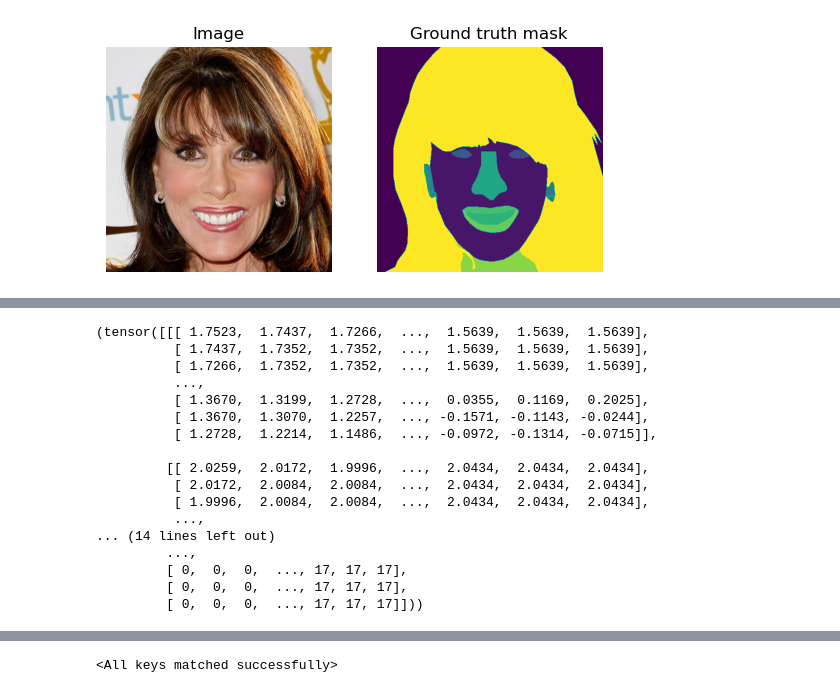
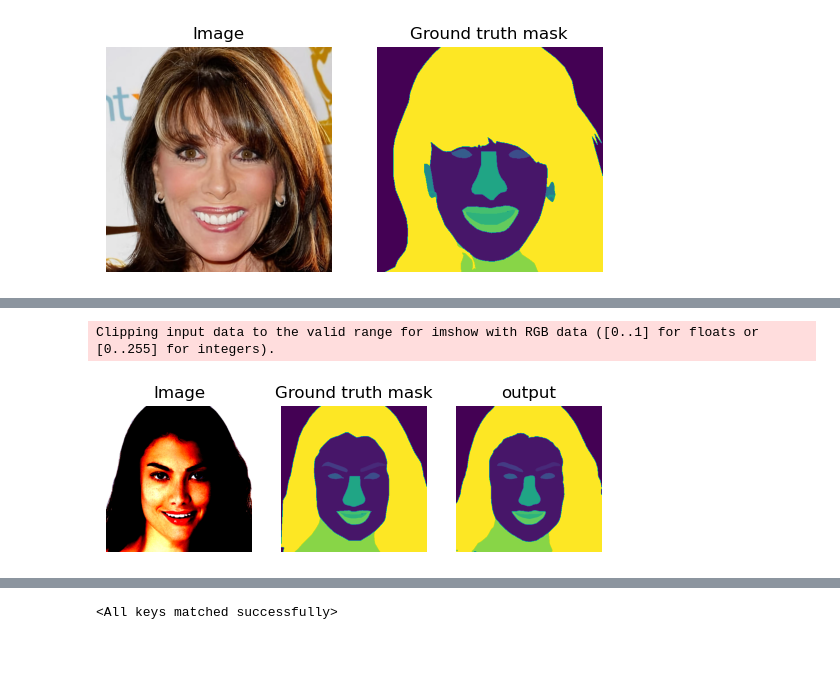
Before and after one commit to LoneWayfarer/DL_course, a Jupyter notebook: HW2/hw2.ipynb, the cells around one changed output, grey strips where cells are left out. Drawn from its saved outputs; the diff is of its cells as text; code cells hidden in the pictures; blank space fills up the shorter version.

Commit message:
Checkpoints and other

```diff
--- a/HW2/hw2.ipynb
+++ b/HW2/hw2.ipynb
@@ -80,18 +83,18 @@ def draw_mask_image(image,ground_truth_mask=None,res_mask=None):
     for_plot = [image,ground_truth_mask,res_mask]
     fig = plt.figure()
 
-    if  (res_mask or ground_truth_mask) is None :
+    if  (res_mask is None) and (ground_truth_mask is None):
         plt.imshow(for_plot[0])
         plt.axis('off')
         plt.title(titles[0])
-    elif res_mask == None:
+    elif res_mask is None:
         cols = 2
         for i in range(cols):
             plt.subplot(1,cols,i+1)
             plt.axis('off')
             plt.imshow(for_plot[i])
             plt.title(titles[i])
-    elif ground_truth_mask == None:
+    elif ground_truth_mask is None:
         plt.subplot(1,2,1)
         plt.axis('off')
         plt.imshow(for_plot[0])
@@ -101,6 +104,14 @@ def draw_mask_image(image,ground_truth_mask=None,res_mask=None):
         plt.axis('off')
         plt.imshow(for_plot[2])
         plt.title(titles[2])
+    else:
+        cols = 3
+        for i in range(cols):
+            plt.subplot(1,cols,i+1)
+            plt.axis('off')
+            plt.imshow(for_plot[i])
+            plt.title(titles[i])
+    plt.show()
 # %%
 mask = np.array(Image.open('./CelebAMask-HQ/full_masks/29999.png'))
 im = np.array(Image.open('./CelebAMask-HQ/CelebA-HQ-img/29999.jpg',))
@@ -345,12 +356,16 @@ def predict(model,test_dataset,params,criterion):
         out = model(images)
         loss = criterion(out,masks)
         scores_on_pred['loss'].append(loss.item())
-        scores_on_pred['avg_dice'].append(np.nanmean(Dice(out,masks)))
-        scores_on_pred['avg_iou'].append(np.nanmean(IoU(out,masks)))
         avg_dice_score = np.vstack([avg_dice_score, Dice(out,masks)])
         avg_iou_score = np.vstack([avg_iou_score, IoU(out,masks)])
 
-        predictions.append(torch.argmax(out,dim=1).permute(1,2,0).cpu().numpy())
+        dct = dict({
+            'image': images.squeeze().permute(1,2,0).cpu().numpy(),
+            'gt_mask': masks.squeeze().cpu().numpy(),
+            'out_mask': torch.argmax(out,dim=1).squeeze().cpu().numpy()
+        })
+
+        predictions.append(dct)
     scores_on_pred['dice_per_class'] = avg_dice_score
     scores_on_pred['iou_per_class'] = avg_iou_score
     return scores_on_pred,predictions
@@ -401,0 +405,8 @@ Avg Dice:0.7827196236261957
+# %%
+model = seg_models.UnetPlusPlus('mobilenet_v2',decoder_attention_type='scse',classes=19)
+file = open('./problem1_epoch_checkpoints/epoch_20.pt','rb')
+state = torch.load(file)
+file.close()
+
+model.load_state_dict(state['model_state'])
+test_scores,preds  = predict(model,test_dataset,params=state['params'],criterion=nn.CrossEntropyLoss())
@@ -402,23 +429,8 @@ Avg Dice:0.7827196236261957
 # %%
-best_dice = np.array(test_scores['avg_dice']).argmax()
-worst_dice = np.array(test_scores['avg_dice']).argmin()
+best_dice = np.nanmean(test_scores['dice_per_class'][1:,:],axis=1).argmax()
+worst_dice = np.nanmean(test_scores['dice_per_class'][1:,:],axis=1).argmin()
-# %%
-draw_mask_image(test_dataset[best_dice][0].permute(1,2,0).numpy(),test_dataset[best_dice][1].numpy(),)
-# %% [output]
-(tensor([[[ 1.7523,  1.7437,  1.7266,  ...,  1.5639,  1.5639,  1.5639],
-          [ 1.7437,  1.7352,  1.7352,  ...,  1.5639,  1.5639,  1.5639],
-          [ 1.7266,  1.7352,  1.7352,  ...,  1.5639,  1.5639,  1.5639],
-          ...,
-          [ 1.3670,  1.3199,  1.2728,  ...,  0.0355,  0.1169,  0.2025],
-          [ 1.3670,  1.3070,  1.2257,  ..., -0.1571, -0.1143, -0.0244],
-          [ 1.2728,  1.2214,  1.1486,  ..., -0.0972, -0.1314, -0.0715]],
-
-         [[ 2.0259,  2.0172,  1.9996,  ...,  2.0434,  2.0434,  2.0434],
-          [ 2.0172,  2.0084,  2.0084,  ...,  2.0434,  2.0434,  2.0434],
-          [ 1.9996,  2.0084,  2.0084,  ...,  2.0434,  2.0434,  2.0434],
-          ...,
-... (14 lines left out)
-         ...,
-         [ 0,  0,  0,  ..., 17, 17, 17],
-         [ 0,  0,  0,  ..., 17, 17, 17],
-         [ 0,  0,  0,  ..., 17, 17, 17]]))
+# %%
+draw_mask_image(preds[best_dice]['image'],preds[best_dice]['gt_mask'],preds[best_dice]['out_mask'])
+# %% [output]
+Clipping input data to the valid range for imshow with RGB data ([0..1] for floats or [0..255] for integers).
+[figure, added]
```
Also changed, not shown: parts of 12 cells of this notebook, 1 other file.
